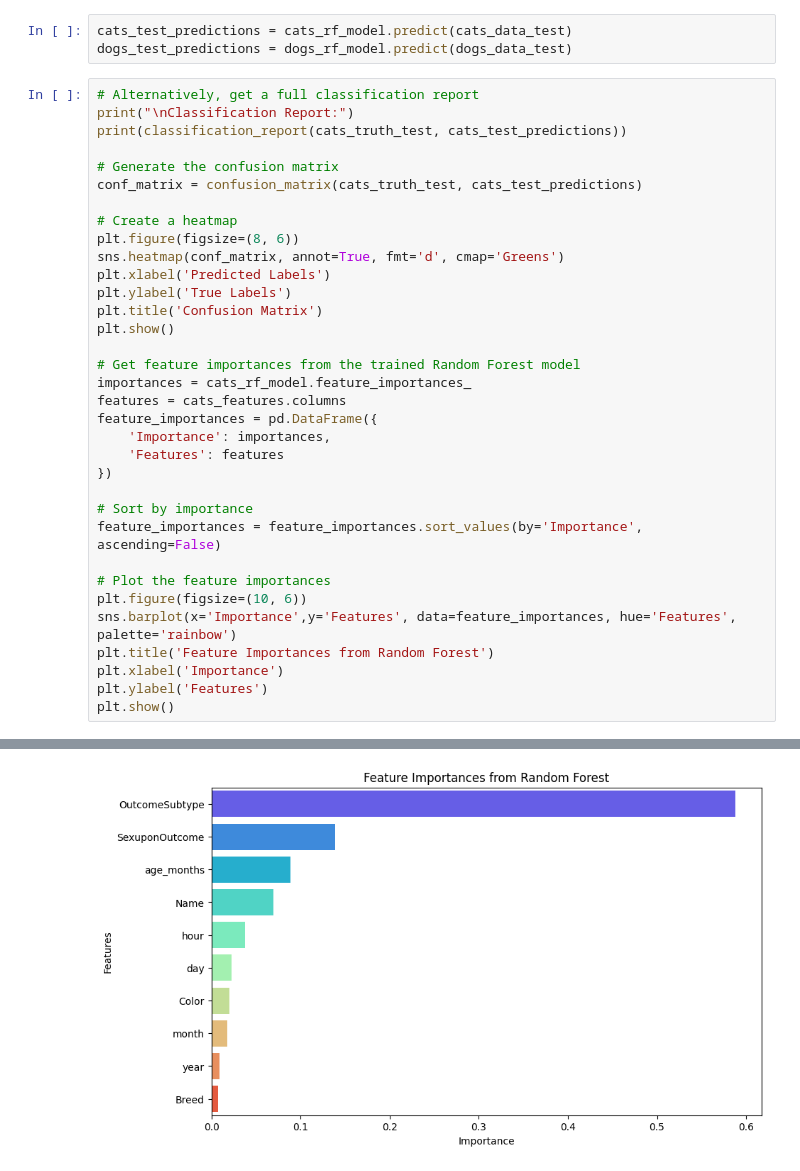
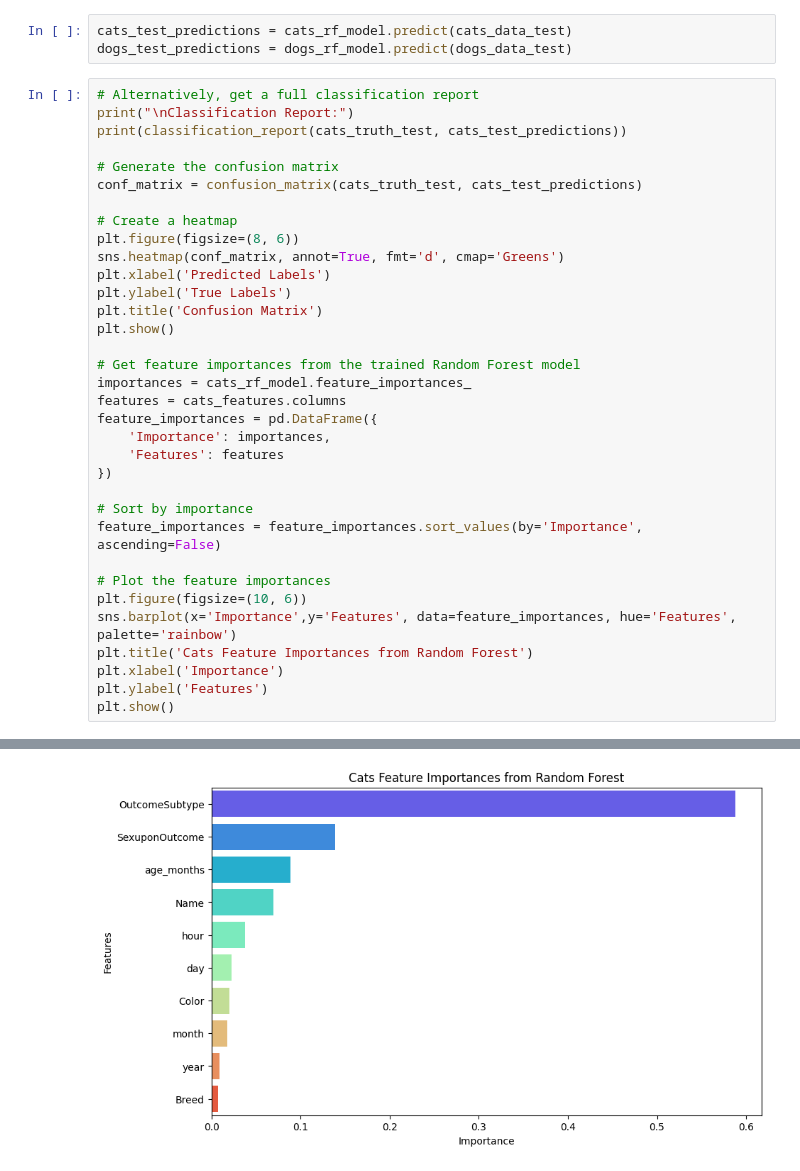
Before and after one commit to xVoidDevilx/ml-cs-ut, a Jupyter notebook: animal_shelter_ML.ipynb, the cells around one changed output, grey strips where cells are left out. Cells and saved outputs as stored; diff of their text form.

```diff
--- a/animal_shelter_ML.ipynb
+++ b/animal_shelter_ML.ipynb
@@ -726,35 +726,35 @@ plt.show()
 importances = cats_rf_model.feature_importances_
 features = cats_features.columns
 feature_importances = pd.DataFrame({
     'Importance': importances,
     'Features': features
 })
 
 # Sort by importance
 feature_importances = feature_importances.sort_values(by='Importance', ascending=False)
 
 # Plot the feature importances
 plt.figure(figsize=(10, 6))
 sns.barplot(x='Importance',y='Features', data=feature_importances, hue='Features', palette='rainbow')
-plt.title('Feature Importances from Random Forest')
+plt.title('Cats Feature Importances from Random Forest')
 plt.xlabel('Importance')
 plt.ylabel('Features')
 plt.show()
 # %% [output]
 Classification Report:
               precision    recall  f1-score   support
 
            0       0.53      0.24      0.33        96
            1       0.99      0.98      0.99       140
            2       0.92      0.97      0.94       840
            3       1.00      1.00      1.00      1118
            4       0.91      0.91      0.91        33
 
     accuracy                           0.95      2227
    macro avg       0.87      0.82      0.83      2227
 weighted avg       0.95      0.95      0.95      2227
 [figure]
-[figure, old version]
+[figure, new version]
 # %%
 # Alternatively, get a full classification report
 print("\nClassification Report:")
```
Also changed, not shown: parts of 21 cells of this notebook.
